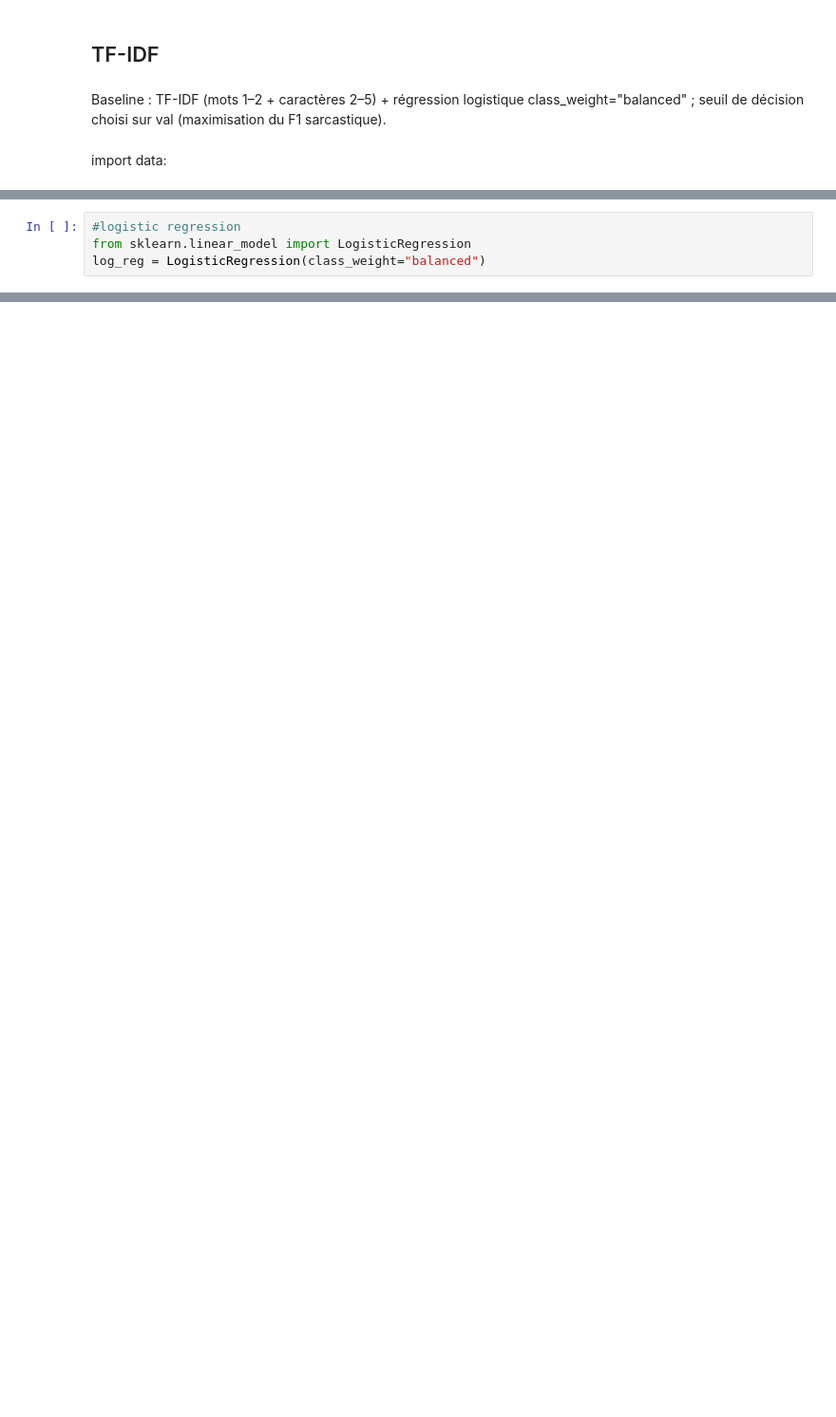
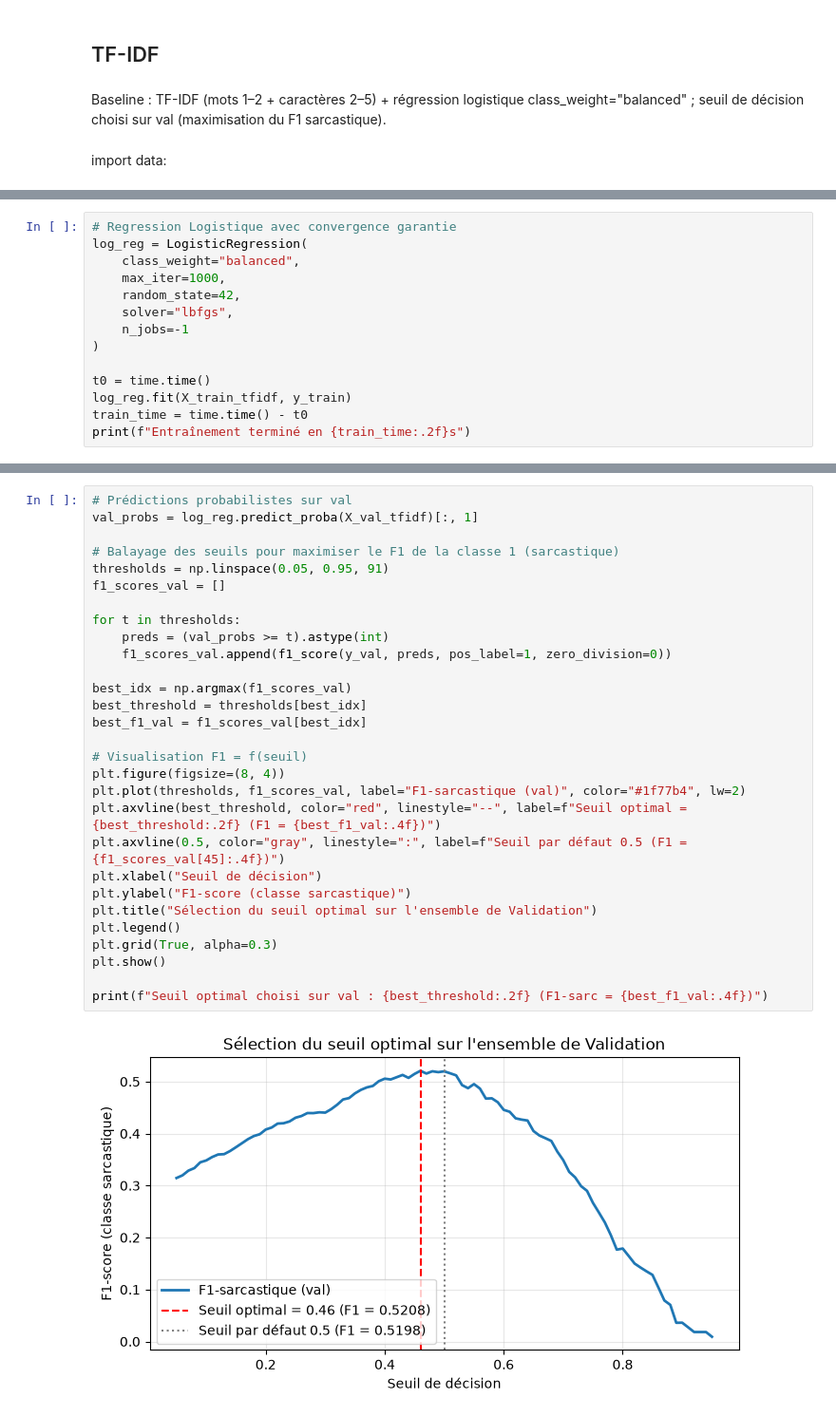
Before and after one commit to AMiNeC777/Hanwritten-code-For-LLM-FineTuning, a Jupyter notebook: Notebooks/Baseline.ipynb, the cells around one changed output, grey strips where cells are left out. Shown at 95% size. Drawn from its saved outputs; the diff is of its cells as text; blank space fills up the shorter version.

Commit message:
feat: add baseline notebook for text classification using TF-IDF and logistic regression

```diff
--- a/Notebooks/Baseline.ipynb
+++ b/Notebooks/Baseline.ipynb
@@ -35,4 +99,14 @@ vocabulaire caractères  : 675180
 # %%
-#logistic regression
-from sklearn.linear_model import LogisticRegression
-log_reg = LogisticRegression(class_weight="balanced")
+# Regression Logistique avec convergence garantie
+log_reg = LogisticRegression(
+    class_weight="balanced",
+    max_iter=1000,
+    random_state=42,
+    solver="lbfgs",
+    n_jobs=-1
+)
+
+t0 = time.time()
+log_reg.fit(X_train_tfidf, y_train)
+train_time = time.time() - t0
+print(f"Entraînement terminé en {train_time:.2f}s")
@@ -38,0 +115,31 @@ log_reg = LogisticRegression(class_weight="balanced")
+# %%
+# Prédictions probabilistes sur val
+val_probs = log_reg.predict_proba(X_val_tfidf)[:, 1]
+
+# Balayage des seuils pour maximiser le F1 de la classe 1 (sarcastique)
+thresholds = np.linspace(0.05, 0.95, 91)
+f1_scores_val = []
+
+for t in thresholds:
+    preds = (val_probs >= t).astype(int)
+    f1_scores_val.append(f1_score(y_val, preds, pos_label=1, zero_division=0))
+
+best_idx = np.argmax(f1_scores_val)
+best_threshold = thresholds[best_idx]
+best_f1_val = f1_scores_val[best_idx]
+
+# Visualisation F1 = f(seuil)
+plt.figure(figsize=(8, 4))
+plt.plot(thresholds, f1_scores_val, label="F1-sarcastique (val)", color="#1f77b4", lw=2)
+plt.axvline(best_threshold, color="red", linestyle="--", label=f"Seuil optimal = {best_threshold:.2f} (F1 = {best_f1_val:.4f})")
+plt.axvline(0.5, color="gray", linestyle=":", label=f"Seuil par défaut 0.5 (F1 = {f1_scores_val[45]:.4f})")
+plt.xlabel("Seuil de décision")
+plt.ylabel("F1-score (classe sarcastique)")
+plt.title("Sélection du seuil optimal sur l'ensemble de Validation")
+plt.legend()
+plt.grid(True, alpha=0.3)
+plt.show()
+
+print(f"Seuil optimal choisi sur val : {best_threshold:.2f} (F1-sarc = {best_f1_val:.4f})")
+# %% [output]
+[figure, added]
```
Also changed, not shown: parts of 6 cells of this notebook.
